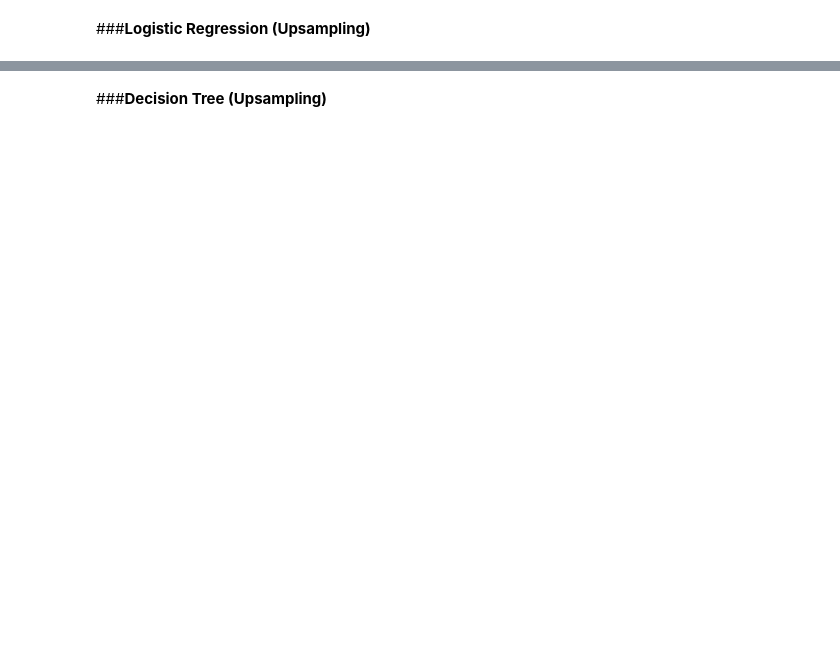
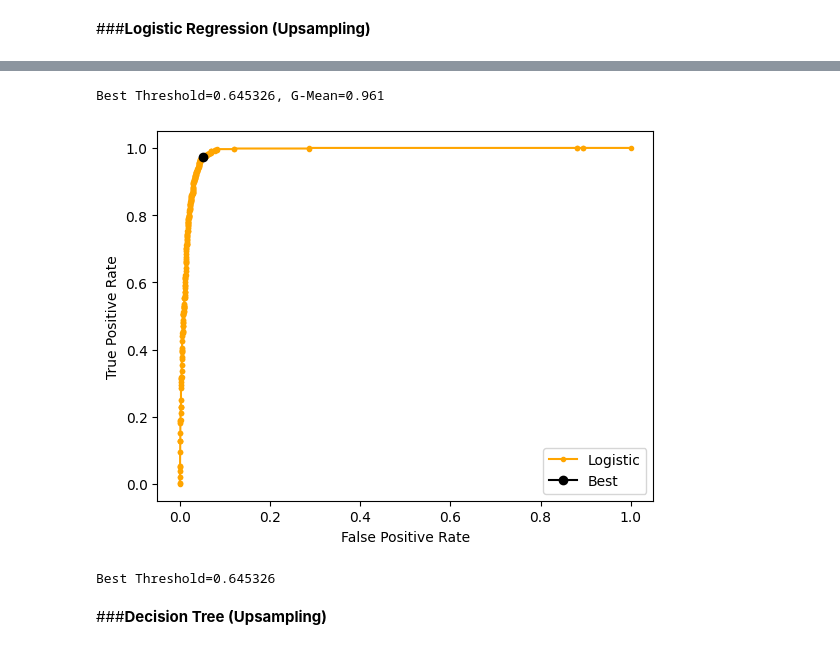
Before and after one commit to alyhussein86/491a6bOsXMz9HvMv, a Jupyter notebook: Term_Deposit_P2.ipynb, the cells around one changed output, grey strips where cells are left out. Saved outputs shown, nothing was run; the diff lists cells and outputs as text; code cells hidden in the pictures; blank space fills up the shorter version.

```diff
--- a/Term_Deposit_P2.ipynb
+++ b/Term_Deposit_P2.ipynb
@@ -731,3 +750,29 @@ print(pd.DataFrame(upsampled_pred_proba_lg))
+# %%
+# calculate the g-mean for each threshold
+gmeans = sqrt(tpr * (1-fpr))
+# locate the index of the largest g-mean
+ix = argmax(gmeans)
+print('Best Threshold=%f, G-Mean=%.3f' % (thresholds[ix], gmeans[ix]))
+# plot the roc curve for the model
+plt.plot(fpr, tpr, marker='.', color='orange', label='Logistic')
+plt.plot(fpr[ix], tpr[ix], marker='o', color='black', label='Best')
+# axis labels
+plt.xlabel('False Positive Rate')
+plt.ylabel('True Positive Rate')
+plt.legend()
+# show the plot
+plt.show()
+# %% [output]
+Best Threshold=0.645326, G-Mean=0.961
+[figure, added]
+# %%
+# get the best threshold
+J = tpr - fpr
+ix = argmax(J)
+best_thresh = thresholds[ix]
+print('Best Threshold=%f' % (best_thresh))
+# %% [output]
+Best Threshold=0.645326
 # %% [markdown]
 ###**Decision Tree (Upsampling)**
 # %%
```
Also changed, not shown: parts of 87 cells of this notebook.
